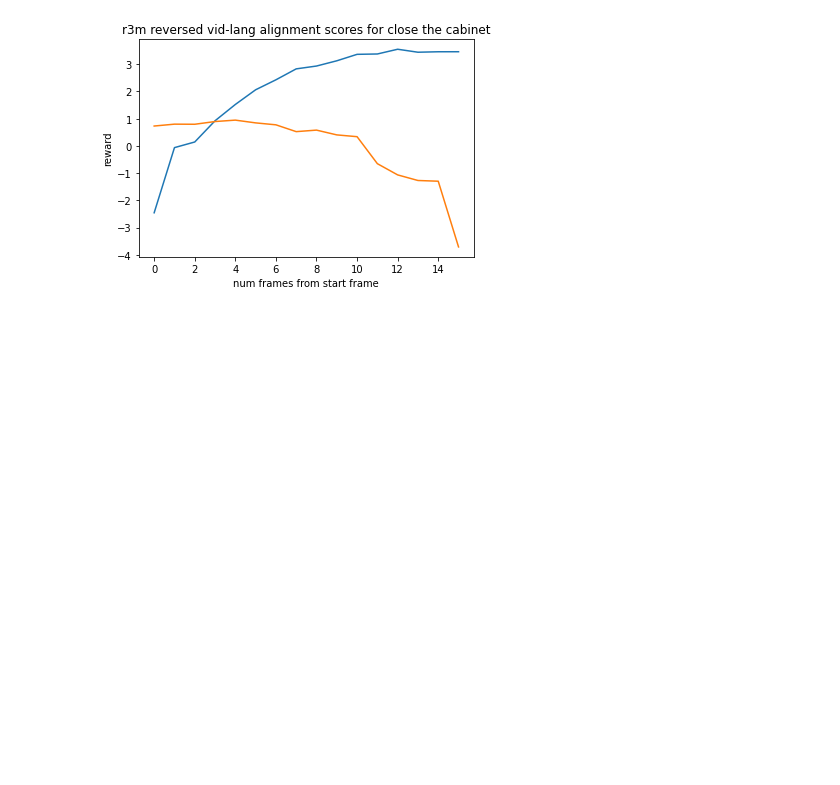
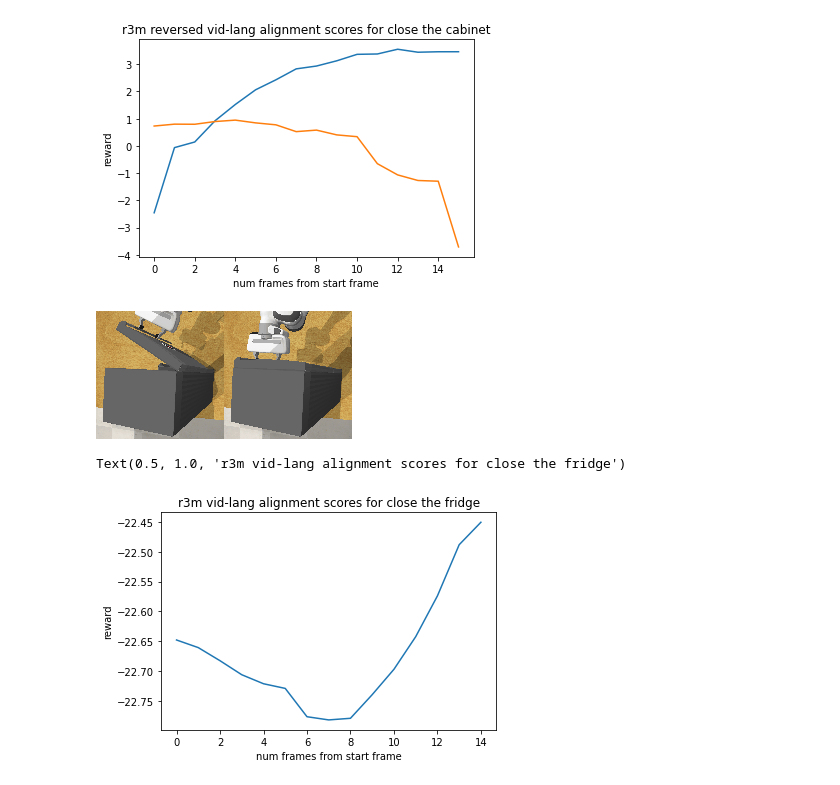
Before and after one commit to ademiadeniji/r3m, a Jupyter notebook: r3m.ipynb, the cells around one changed output. Drawn from its saved outputs; the diff is of its cells as text; code cells hidden in the pictures; blank space fills up the shorter version.

```diff
--- a/r3m.ipynb
+++ b/r3m.ipynb
@@ -207,3 +207,37 @@ plt.plot(rewards)
 # %% [output]
 [<matplotlib.lines.Line2D at 0x...>]
 [figure]
+# %%
+import numpy as np
+from PIL import Image, ImageSequence
+
+img = Image.open('CloseFridge-right_shoulder_rgb.gif')
+frames = np.array([np.array(frame.copy().convert('RGB').getdata(),dtype=np.uint8).reshape(frame.size[1],frame.size[0],3) for frame in ImageSequence.Iterator(img)])
+close_fridge = (((torch.as_tensor(frames) / 255.0) * 2) - 1).permute((0, 3, 2, 1))
+close_fridge_display = torch.stack((close_fridge[80], close_fridge[-1]))
+show_images(close_fridge_display)
+
+start = close_fridge[80].unsqueeze(0)
+start = r3m(start)
+lang = np.array(["close the fridge"])
+rewards = []
+for i in range(15):
+    end = close_fridge[80+i].unsqueeze(0)
+    end = r3m(end)
+    rewards.append(r3m.module.get_reward(start, end, lang)[0].cpu().detach())
+plt.plot(rewards)
+plt.xlabel("num frames from start frame")
+plt.ylabel("reward")
+plt.title("r3m vid-lang alignment scores for " + lang[0])
+
+# lang = np.array(["close the box"])
+# rewards = []
+# for i in range(15):
+#     end = close_fridge[80+i].unsqueeze(0)
+#     end = r3m(end)
+#     rewards.append(r3m.module.get_reward(start, end, lang)[0].cpu().detach())
+# plt.plot(rewards)
+# %% [output]
+[figure, added]
+Text(0.5, 1.0, 'r3m vid-lang alignment scores for close the fridge')
+[figure, added]
```
Also changed, not shown: parts of 6 cells of this notebook, 2 other files.
